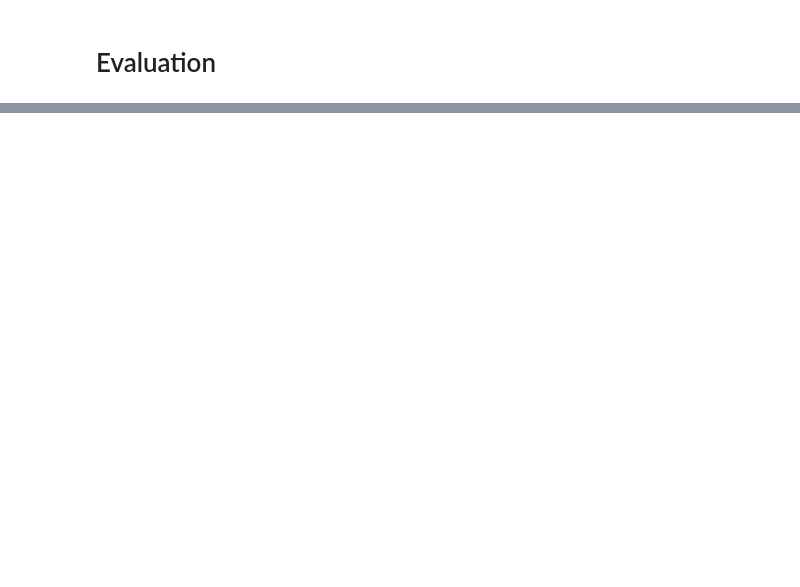
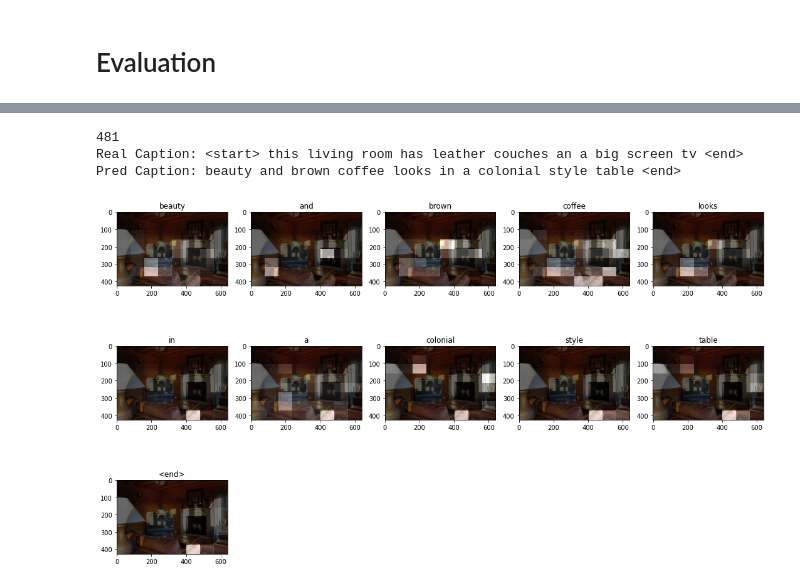
Before and after one commit to basselkassem/nlp-toolkit, a Jupyter notebook: image_caption.ipynb, the cells around one changed output, grey strips where cells are left out. Drawn from its saved outputs; the diff is of its cells as text; code cells hidden in the pictures; blank space fills up the shorter version.

```diff
--- a/image_caption.ipynb
+++ b/image_caption.ipynb
@@ -451,0 +464,7 @@ Pred Caption: a bathroom that is all snow and a rack in a room <end>
+# %%
+evaluate(img_paths_val, captions_seqs_val)
+# %% [output]
+481
+Real Caption: <start> this living room has leather couches an a big screen tv <end>
+Pred Caption: beauty and brown coffee looks in a colonial style table <end>
+[figure, added]
```
Also changed, not shown: parts of 6 cells of this notebook.
